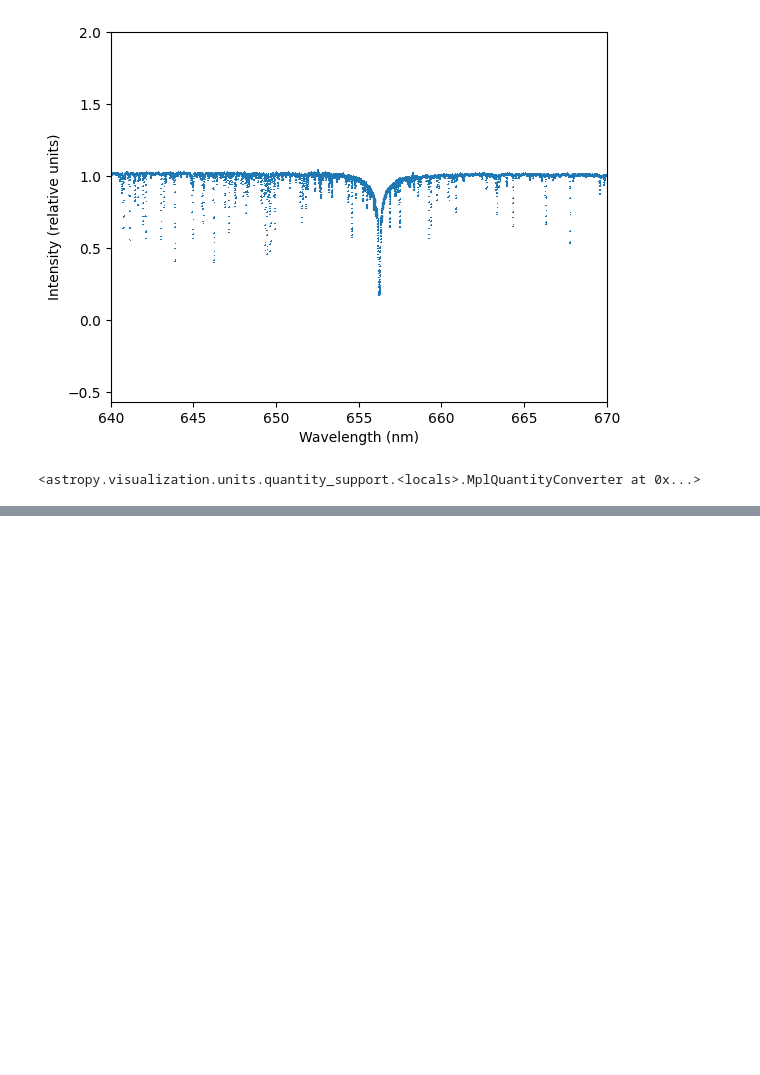
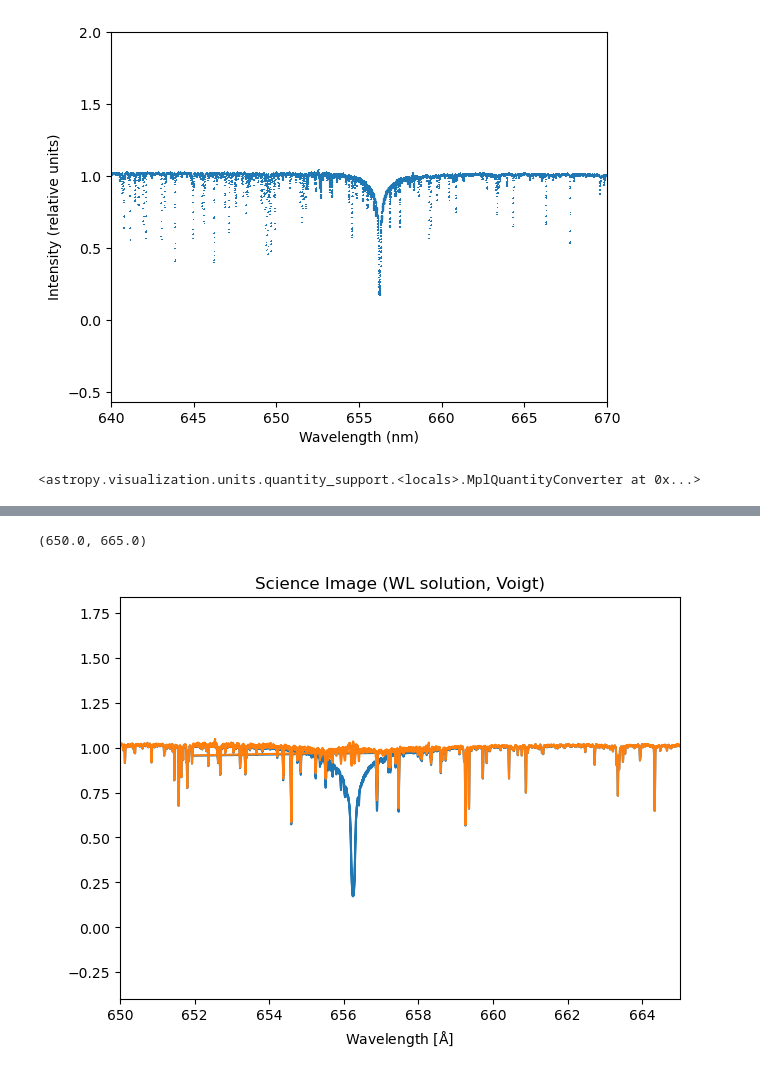
Before and after one commit to m-schochet/spi_phy905, a Jupyter notebook: analysis/cfht_widths.ipynb, the cells around one changed output, grey strips where cells are left out. Drawn from its saved outputs; the diff is of its cells as text; code cells hidden in the pictures; blank space fills up the shorter version.

```diff
--- a/analysis/cfht_widths.ipynb
+++ b/analysis/cfht_widths.ipynb
@@ -98,3 +113,16 @@ plt.xlim(640, 670)
+# %%
+absorption  = fitted_voigt[0] + fitted_voigt[2]
+continuum = fitted_voigt[1]
+# %%
+fig, ax1 = plt.subplots(1, 1, layout='constrained')
+ax1.plot(wls, spec)
+ax1.plot(wls, spec-absorption(wls))
+ax1.set_xlabel(r"Wavelength [$\rm{\AA}$]")
+ax1.set_title("Science Image (WL solution, Voigt)")
+ax1.set_xlim(650, 665)
+# %% [output]
+(650.0, 665.0)
+[figure, added]
 # %%
 fitted_absorption_guess_guassian = Linear1D(slope=0, intercept=1) + Gaussian1D(
     amplitude=-0.8, mean=656, stddev=1
```
Also changed, not shown: parts of 13 cells of this notebook.
